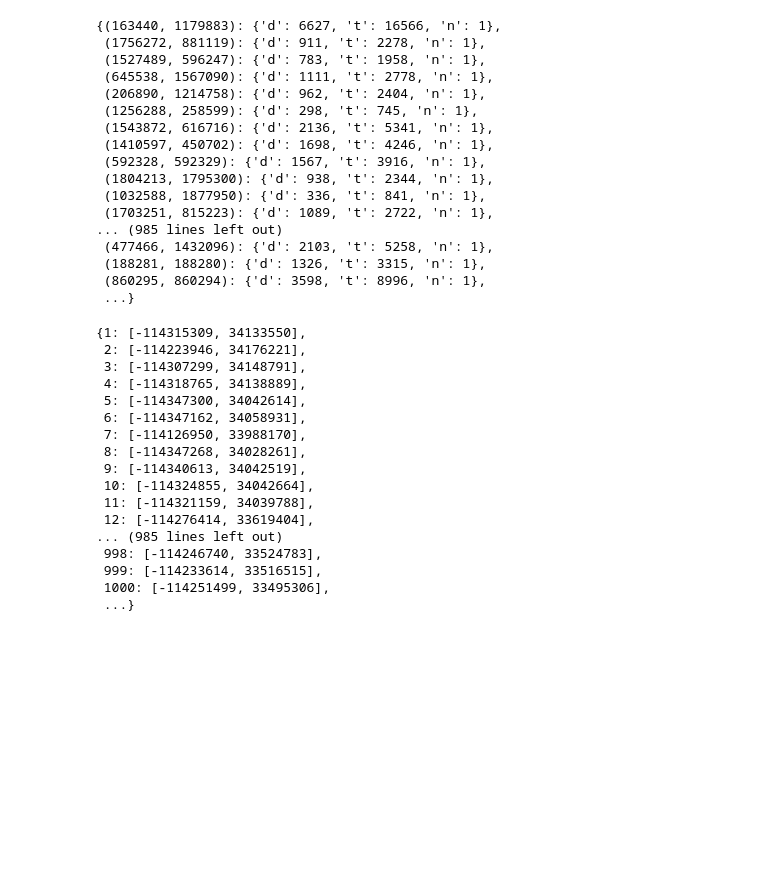
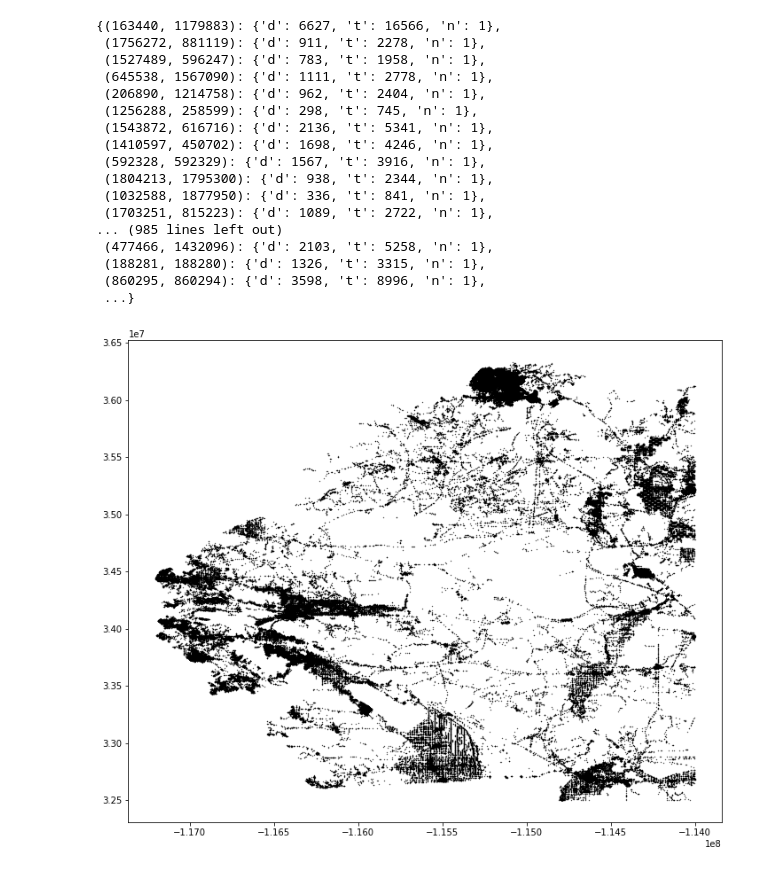
Before and after one commit to michelemeo/ADM-HW5, a Jupyter notebook: main.ipynb, the cells around one changed output. Saved outputs shown, nothing was run; the diff lists cells and outputs as text; code cells hidden in the pictures; blank space fills up the shorter version.

```diff
--- a/main.ipynb
+++ b/main.ipynb
@@ -101,0 +45,5 @@ G.neighboors
+# %%
+start = time.time()
+neig_nodes = f1.neighborhood_BFS(1, 'd', 3000000, G.neighboors, G.weight_edges)
+end = time.time()
+print(end-start)
@@ -119,23 +77,12 @@ G.weight_edges
  (188281, 188280): {'d': 1326, 't': 3315, 'n': 1},
  (860295, 860294): {'d': 3598, 't': 8996, 'n': 1},
  ...}
-# %%
-G.coord_nodes
-# %% [output]
-{1: [-114315309, 34133550],
- 2: [-114223946, 34176221],
- 3: [-114307299, 34148791],
- 4: [-114318765, 34138889],
- 5: [-114347300, 34042614],
- 6: [-114347162, 34058931],
- 7: [-114126950, 33988170],
- 8: [-114347268, 34028261],
- 9: [-114340613, 34042519],
- 10: [-114324855, 34042664],
- 11: [-114321159, 34039788],
- 12: [-114276414, 33619404],
-... (985 lines left out)
- 998: [-114246740, 33524783],
- 999: [-114233614, 33516515],
- 1000: [-114251499, 33495306],
- ...}
+# %%
+output_nodes = [[G.coord_nodes[node][i] for node in neig_nodes] for i in range(2)]
+# %%
+fig = plt.figure(figsize=(12,10))
+
+plt.scatter(output_nodes[0], output_nodes[1], c='black', s=0.1)
+plt.show()
+# %% [output]
+[figure, added]
```
Also changed, not shown: parts of 9 cells of this notebook, 2 other files.
